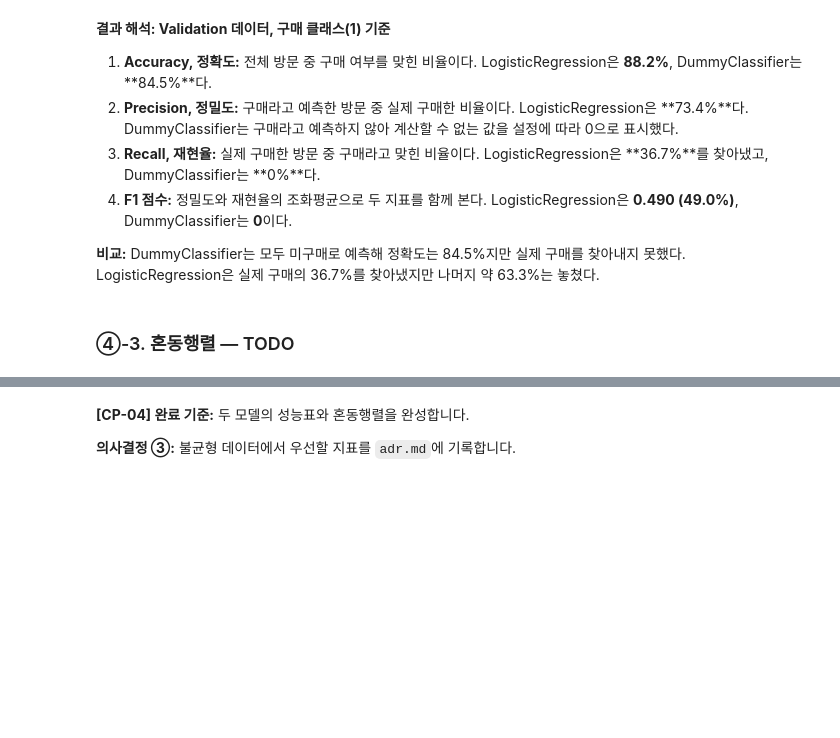
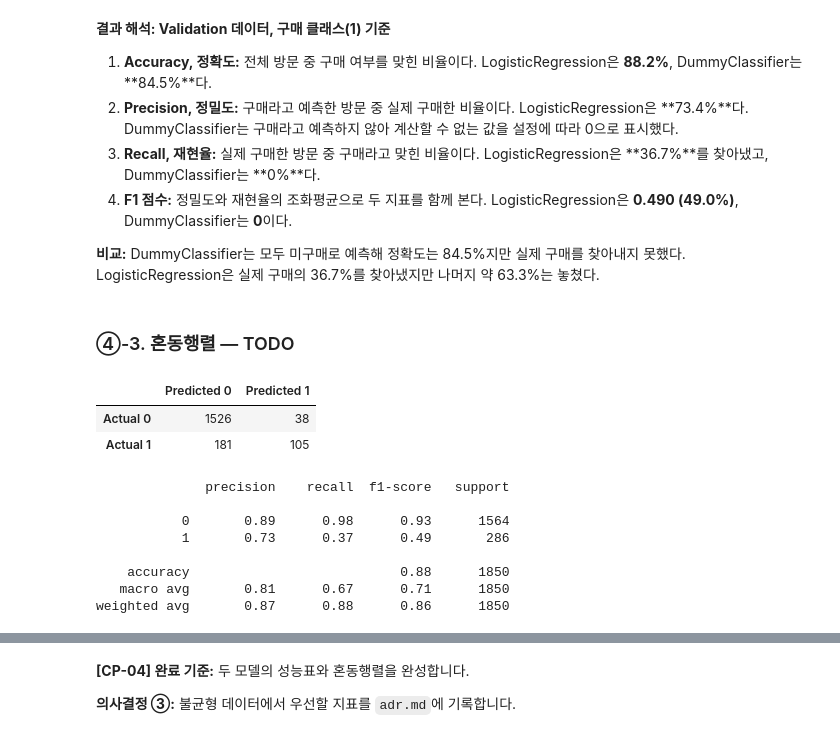
Before and after one commit to jaemin-devlog/ai-mini-projects, a Jupyter notebook: mini-project-01/code/02_classification_online_shopping.ipynb, the cells around one changed output, grey strips where cells are left out. Saved outputs shown, nothing was run; the diff lists cells and outputs as text; code cells hidden in the pictures; blank space fills up the shorter version.

```diff
--- a/mini-project-01/code/02_classification_online_shopping.ipynb
+++ b/mini-project-01/code/02_classification_online_shopping.ipynb
@@ -535,16 +535,32 @@ display(pd.DataFrame(results).round(3))
 ### ④-3. 혼동행렬 — TODO
 # %%
 # TODO 4-4. LogisticRegression의 Validation 예측값을 생성합니다.
-logistic_pred = ...
+logistic_pred = logistic_model.predict(X_valid)
 
 # TODO 4-5. confusion_matrix(..., labels=[0, 1])로 혼동행렬을 만듭니다.
-logistic_cm = ...
+logistic_cm = logistic_cm = confusion_matrix(
+    y_valid,
+    logistic_pred,
+    labels=[0, 1],
+)
 
 # [공통] 결과 출력
 logistic_cm = pd.DataFrame(
     logistic_cm,
     index=["Actual 0", "Actual 1"],
     columns=["Predicted 0", "Predicted 1"],
 )
 display(logistic_cm)
 print(classification_report(y_valid, logistic_pred, zero_division=0))
+# %% [output]
+|  | Predicted 0 | Predicted 1 |
+| Actual 0 | 1526 | 38 |
+| Actual 1 | 181 | 105 |
+              precision    recall  f1-score   support
+
+           0       0.89      0.98      0.93      1564
+           1       0.73      0.37      0.49       286
+
+    accuracy                           0.88      1850
+   macro avg       0.81      0.67      0.71      1850
+weighted avg       0.87      0.88      0.86      1850
```
Also changed, not shown: parts of 1 cell of this notebook.
